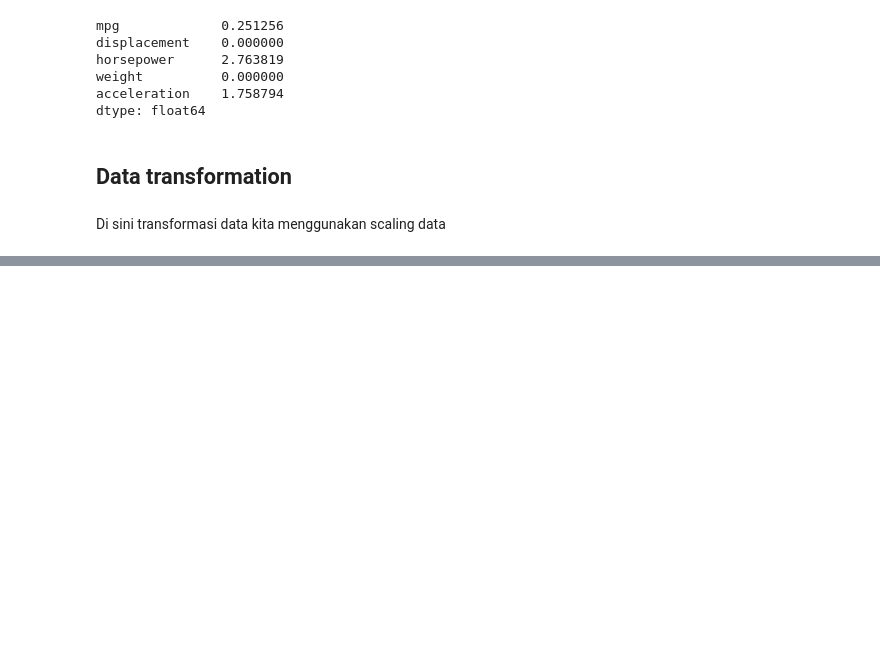
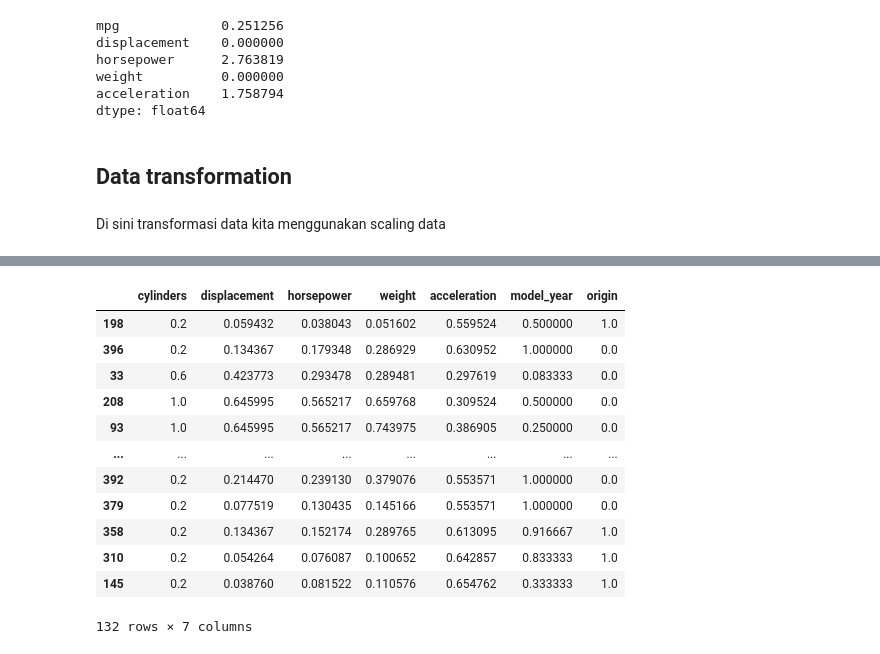
Before and after one commit to khalilullahalfaath/Project_Based_ML, a Jupyter notebook: ML_Project_based.ipynb, the cells around one changed output, grey strips where cells are left out. Cells and saved outputs as stored; diff of their text form; code cells hidden in the pictures; blank space fills up the shorter version.

```diff
--- a/ML_Project_based.ipynb
+++ b/ML_Project_based.ipynb
@@ -663,0 +775,16 @@ Di sini transformasi data kita menggunakan scaling data
+# %%
+X_test
+# %% [output]
+|  | cylinders | displacement | horsepower | weight | acceleration | model_year | origin |
+| 198 | 0.2 | 0.059432 | 0.038043 | 0.051602 | 0.559524 | 0.500000 | 1.0 |
+| 396 | 0.2 | 0.134367 | 0.179348 | 0.286929 | 0.630952 | 1.000000 | 0.0 |
+| 33 | 0.6 | 0.423773 | 0.293478 | 0.289481 | 0.297619 | 0.083333 | 0.0 |
+| 208 | 1.0 | 0.645995 | 0.565217 | 0.659768 | 0.309524 | 0.500000 | 0.0 |
+| 93 | 1.0 | 0.645995 | 0.565217 | 0.743975 | 0.386905 | 0.250000 | 0.0 |
+| ... | ... | ... | ... | ... | ... | ... | ... |
+| 392 | 0.2 | 0.214470 | 0.239130 | 0.379076 | 0.553571 | 1.000000 | 0.0 |
+| 379 | 0.2 | 0.077519 | 0.130435 | 0.145166 | 0.553571 | 1.000000 | 0.0 |
+| 358 | 0.2 | 0.134367 | 0.152174 | 0.289765 | 0.613095 | 0.916667 | 1.0 |
+| 310 | 0.2 | 0.054264 | 0.076087 | 0.100652 | 0.642857 | 0.833333 | 1.0 |
+| 145 | 0.2 | 0.038760 | 0.081522 | 0.110576 | 0.654762 | 0.333333 | 1.0 |
+132 rows × 7 columns
```
Also changed, not shown: parts of 30 cells of this notebook.
